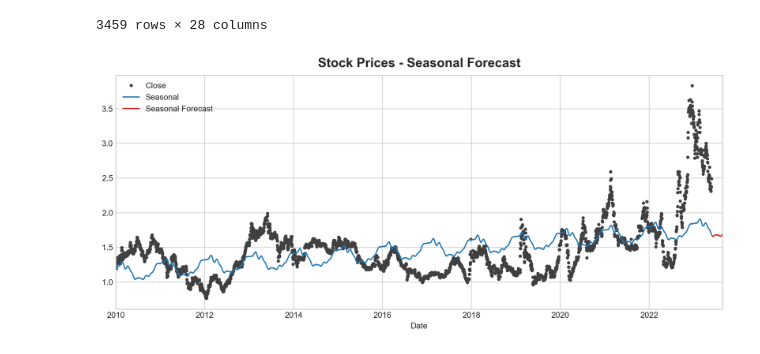
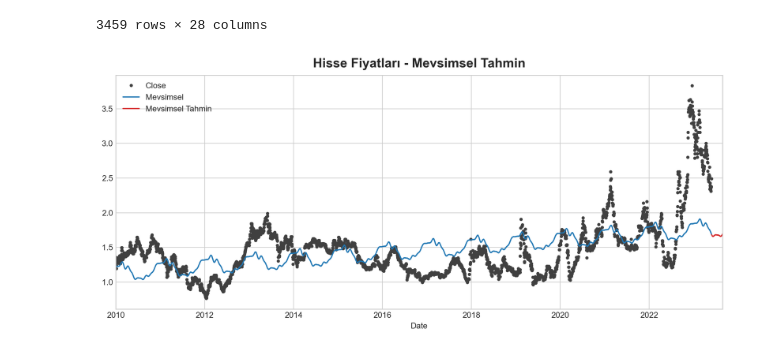
Before and after one commit to seyfullah/KaggleWorks, a Jupyter notebook: TimeSeries/Lesson3-Seasonality-Stock.ipynb, the cells around one changed output. Saved outputs shown, nothing was run; the diff lists cells and outputs as text; code cells hidden in the pictures.

```diff
--- a/TimeSeries/Lesson3-Seasonality-Stock.ipynb
+++ b/TimeSeries/Lesson3-Seasonality-Stock.ipynb
@@ -161,16 +161,16 @@ X
 # %%
 y = stock["Close"]
 
 model = LinearRegression(fit_intercept=False)
 _ = model.fit(X, y)
 
 y_pred = pd.Series(model.predict(X), index=y.index)
 X_fore = dp.out_of_sample(steps=90)
 y_fore = pd.Series(model.predict(X_fore), index=X_fore.index)
 
-ax = y.plot(color='0.25', style='.', title="Stock Prices - Seasonal Forecast")
-ax = y_pred.plot(ax=ax, label="Seasonal")
-ax = y_fore.plot(ax=ax, label="Seasonal Forecast", color='C3')
+ax = y.plot(color='0.25', style='.', title="Hisse Fiyatları - Mevsimsel Tahmin")
+ax = y_pred.plot(ax=ax, label="Mevsimsel")
+ax = y_fore.plot(ax=ax, label="Mevsimsel Tahmin", color='C3')
 _ = ax.legend()
 # %% [output]
-[figure, old version]
+[figure, new version]
```
Also changed, not shown: parts of 3 cells of this notebook, 2 other files.
